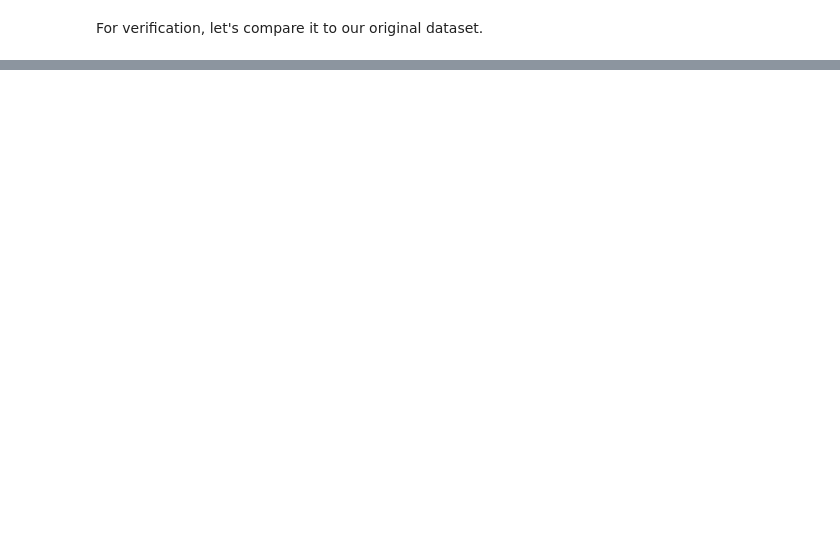
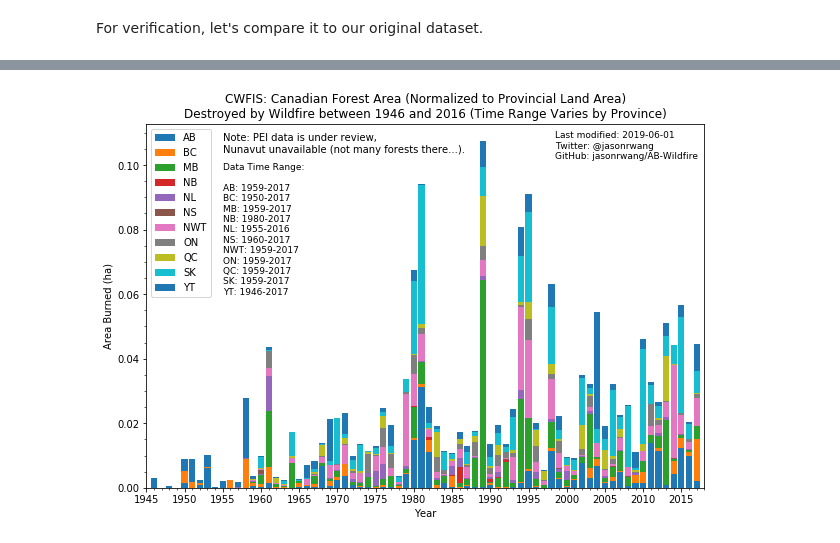
Before and after one commit to jasonrwang/AB-Wildfire, a Jupyter notebook: CA-Wildfire.ipynb, the cells around one changed output, grey strips where cells are left out. Saved outputs shown, nothing was run; the diff lists cells and outputs as text; code cells hidden in the pictures; blank space fills up the shorter version.

```diff
--- a/CA-Wildfire.ipynb
+++ b/CA-Wildfire.ipynb
@@ -138,0 +144,58 @@ Do we have that data? If not, we can use actual area.
+# %%
+# From StatCan (land area only) https://www150.statcan.gc.ca/n1/pub/11-402-x/2012000/chap/geo/tbl/tbl06-eng.htm
+landarea = {
+    'AB': [642317],
+    'BC': [925186],
+    'MB': [553556],
+    'NB': [71450],
+    'NL': [373872],
+    'NS' :[53338],
+    'NWT': [1183085],
+    'ON': [917741],
+    'QC': [1365128],
+    'SK': [591186],
+    'YT': [474391]
+}
+
+# Original data is in km^2; 100 ha/km^2
+for key, values in landarea.items():
+    landarea[key] = values[0] * 100
+# %%
+fig = plt.figure(figsize=(10,6.7))
+ax = fig.add_subplot(111)
+
+bottom = pd.Series(0, yr_range)
+
+for province in agencies:
+    # First normalize by land area
+    df_full.loc[df_full['Province'] == province,'Area_Norm'] = \
+        df_full.loc[df_full['Province'] == province,'Area'] / landarea[province]
+    # Now extract by province
+    df_province = df_full[df_full['Province'] == province]
+    plt.bar(df_province['Year'].values, df_province['Area_Norm'].values, label=province, bottom=bottom)
+    bottom += df_province['Area_Norm'].values
+
+ax.set(xlabel = 'Year',
+       ylabel='Area Burned (ha)',
+       title = 'CWFIS: Canadian Forest Area (Normalized to Provincial Land Area)\nDestroyed by Wildfire between 1946 and 2016 (Time Range Varies by Province)')
+ax.legend(loc = 'upper left')
+
+ax.set_xticks(range(1945, 2021, 5))
+plt.minorticks_on()
+ax.set_xlim([1945, 2018])
+
+credit = 'Last modified: 2019-06-01\nTwitter: @jasonrwang\nGitHub: jasonrwang/AB-Wildfire'
+plt.text(1998.5, 0.102, credit, fontsize=9, horizontalalignment='left')
+plt.text(1955, 0.104, 'Note: PEI data is under review,\nNunavut unavailable (not many forests there...).',
+         fontsize=10, horizontalalignment='left')
+prov_notes = str('Data Time Range:\n\n'+
+                 'AB: 1959-2017\nBC: 1950-2017\nMB: 1959-2017\nNB: 1980-2017\n'+
+                 'NL: 1955-2016\nNS: 1960-2017\nNWT: 1959-2017\nON: 1959-2017\n'+
+                 'QC: 1959-2017\nSK: 1959-2017\nYT: 1946-2017')
+plt.text(1955, 0.06, prov_notes, fontsize=9, horizontalalignment='left')
+
+# # Save the the figure for other uses
+plt.savefig('img/CADWildfires_1946-2016_NORM.png')
+plt.show()
+# %% [output]
+[figure, added]
```
Also changed, not shown: parts of 5 cells of this notebook, 4 other files.
